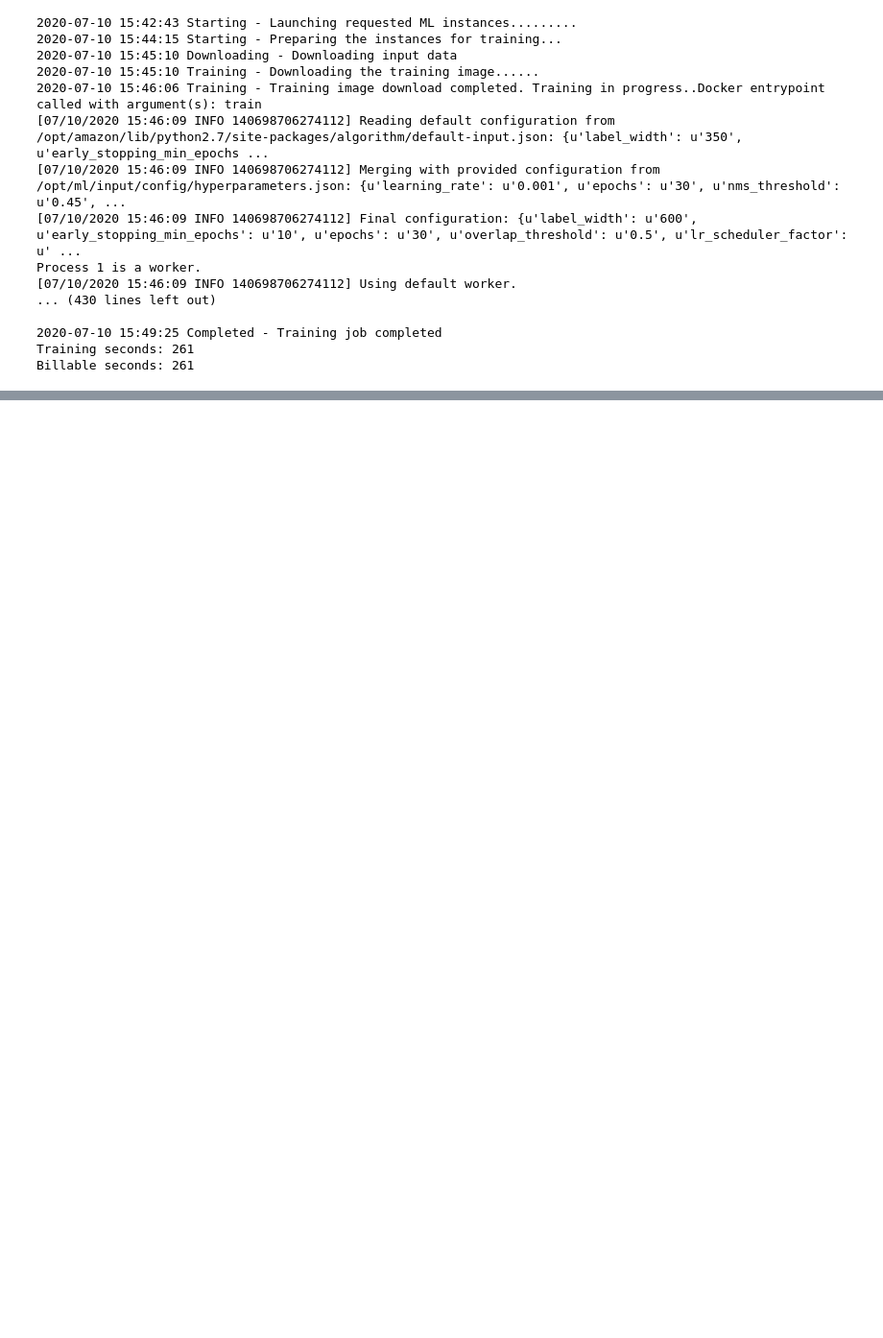
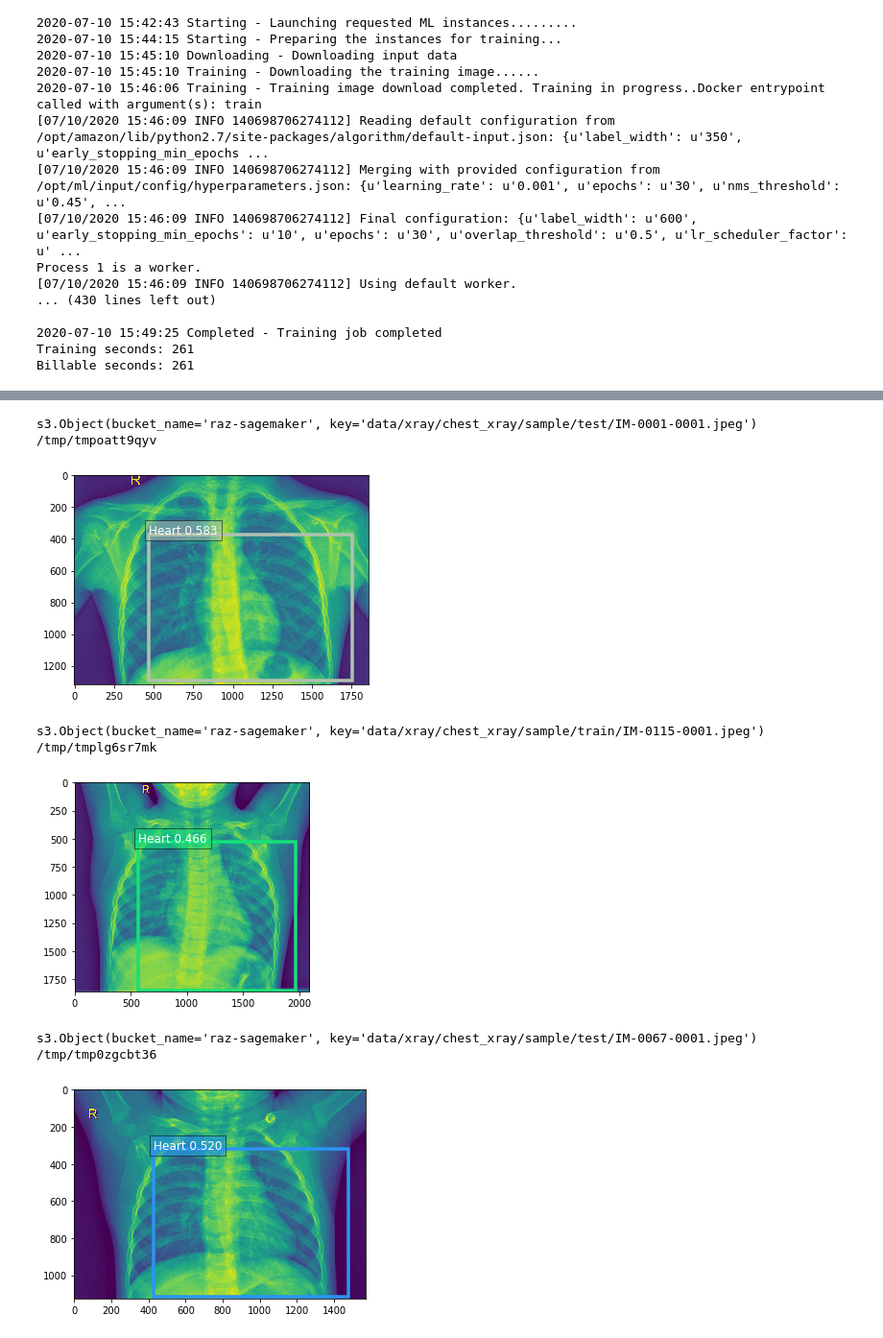
Before and after one commit to ionasec/sagemaker, a Jupyter notebook: objectdetection-chestxray.ipynb, the cells around one changed output, grey strips where cells are left out. Shown: that part at 96% size. Saved outputs shown, nothing was run; the diff lists cells and outputs as text; code cells hidden in the pictures; blank space fills up the shorter version.

Commit message:
detection done

```diff
--- a/objectdetection-chestxray.ipynb
+++ b/objectdetection-chestxray.ipynb
@@ -171,7 +182,9 @@ s3.Object(bucket_name='raz-sagemaker', key='data/xray/chest_xray/sample/test/IM-
 # %%
+
+
 import json
 
 object_detector.content_type = 'image/jpeg'
-results = object_detector.predict(img)
+results = object_detector.predict(b)
 detections = json.loads(results)
 print (detections)
@@ -178 +288,31 @@ print (detections)
+# %%
+object_categories = ['Heart']
+# Setting a threshold 0.20 will only plot detection results that have a confidence score greater than 0.20.
+threshold = 0.20
+
+#https://raz-sagemaker.s3.eu-central-1.amazonaws.com/data/xray/chest_xray/sample/test/IM-0001-0001.jpeg
+#https://raz-sagemaker.s3.eu-central-1.amazonaws.com/data/xray/chest_xray/sample/test/IM-0033-0001-0002.jpeg
+#https://raz-sagemaker.s3.eu-central-1.amazonaws.com/data/xray/chest_xray/sample/test/IM-0067-0001.jpeg
+#https://raz-sagemaker.s3.eu-central-1.amazonaws.com/data/xray/chest_xray/sample/train/IM-0115-0001.jpeg
+
+bucket = 'raz-sagemaker'
+
+prefix = 'data/xray/chest_xray/sample/test/IM-0001-0001.jpeg'
+visualize_detection(bucket, prefix, object_categories, threshold)
+
+prefix = 'data/xray/chest_xray/sample/train/IM-0115-0001.jpeg'
+visualize_detection(bucket, prefix, object_categories, threshold)
+
+prefix = 'data/xray/chest_xray/sample/test/IM-0067-0001.jpeg'
+visualize_detection(bucket, prefix, object_categories, threshold)
+# %% [output]
+s3.Object(bucket_name='raz-sagemaker', key='data/xray/chest_xray/sample/test/IM-0001-0001.jpeg')
+/tmp/tmpoatt9qyv
+[figure, added]
+s3.Object(bucket_name='raz-sagemaker', key='data/xray/chest_xray/sample/train/IM-0115-0001.jpeg')
+/tmp/tmplg6sr7mk
+[figure, added]
+s3.Object(bucket_name='raz-sagemaker', key='data/xray/chest_xray/sample/test/IM-0067-0001.jpeg')
+/tmp/tmp0zgcbt36
+[figure, added]
 # %% [markdown]
```
Also changed, not shown: parts of 10 cells of this notebook.
